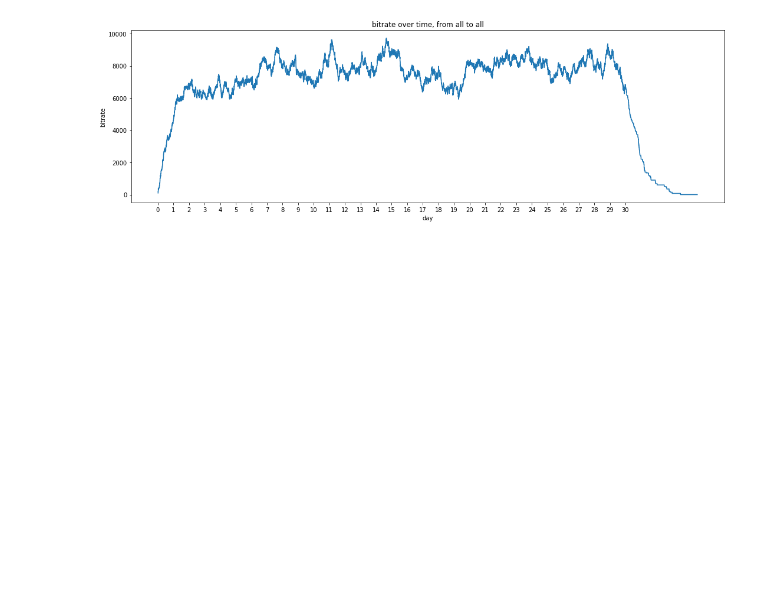
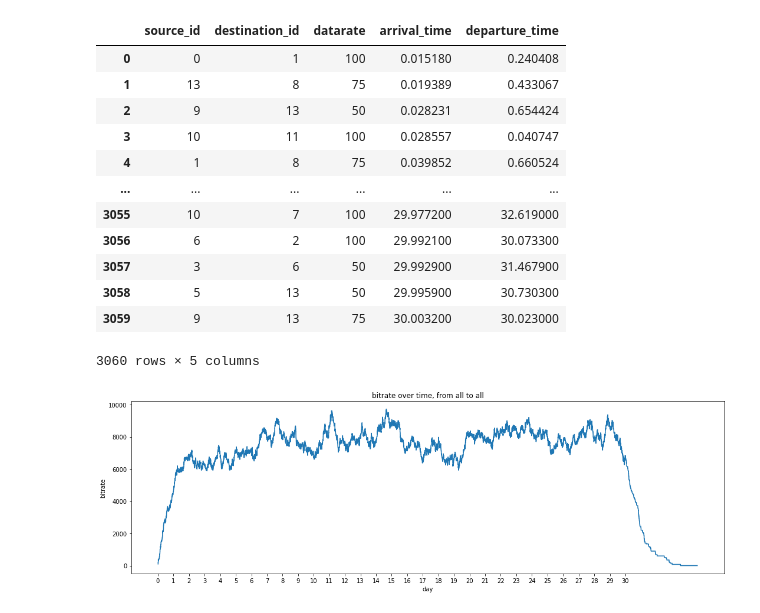
Before and after one commit to Ola2904/increasing_traffic_model, a Jupyter notebook: drawings.ipynb, the cells around one changed output. Saved outputs shown, nothing was run; the diff lists cells and outputs as text; code cells hidden in the pictures; blank space fills up the shorter version.

```diff
--- a/drawings.ipynb
+++ b/drawings.ipynb
@@ -266,6 +303,22 @@ def draw_seattle_percentage_yearly(aggregation='avg', year_from=2018, year_to=20
     if(savefig):
         plt.savefig('seattle_percentage_yearly_{}_{}_{}.png'.format(aggregation,year_from,year_to), dpi=300)
     plt.show()
+# %%
+read_sample_data()
+# %% [output]
+|  | source_id | destination_id | datarate | arrival_time | departure_time |
+| 0 | 0 | 1 | 100 | 0.015180 | 0.240408 |
+| 1 | 13 | 8 | 75 | 0.019389 | 0.433067 |
+| 2 | 9 | 13 | 50 | 0.028231 | 0.654424 |
+| 3 | 10 | 11 | 100 | 0.028557 | 0.040747 |
+| 4 | 1 | 8 | 75 | 0.039852 | 0.660524 |
+| ... | ... | ... | ... | ... | ... |
+| 3055 | 10 | 7 | 100 | 29.977200 | 32.619000 |
+| 3056 | 6 | 2 | 100 | 29.992100 | 30.073300 |
+| 3057 | 3 | 6 | 50 | 29.992900 | 31.467900 |
+| 3058 | 5 | 13 | 50 | 29.995900 | 30.730300 |
+| 3059 | 9 | 13 | 75 | 30.003200 | 30.023000 |
+3060 rows × 5 columns
 # %%
 draw_sample_bitrate_over_time(source_node=-1, destination_node=-1)
 draw_sample_bitrate_over_time(source_node=-1, destination_node=-1, constant_bitrate=75)
```
Also changed, not shown: parts of 4 cells of this notebook.
